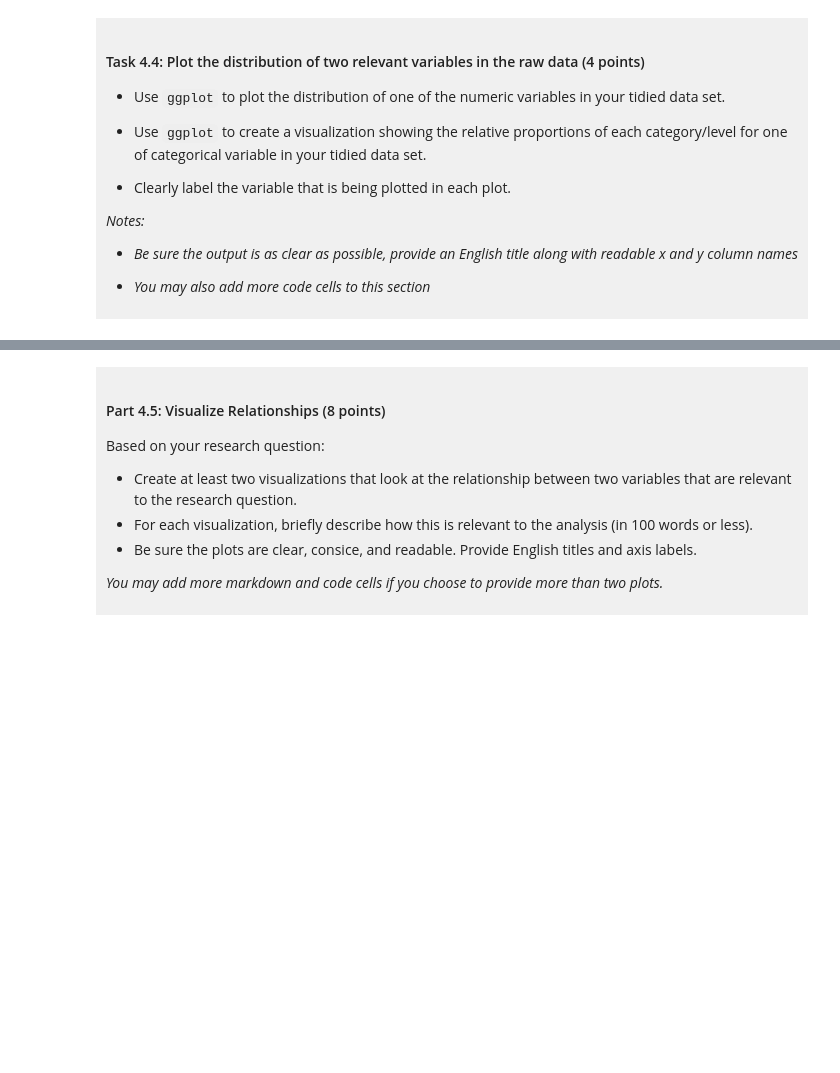
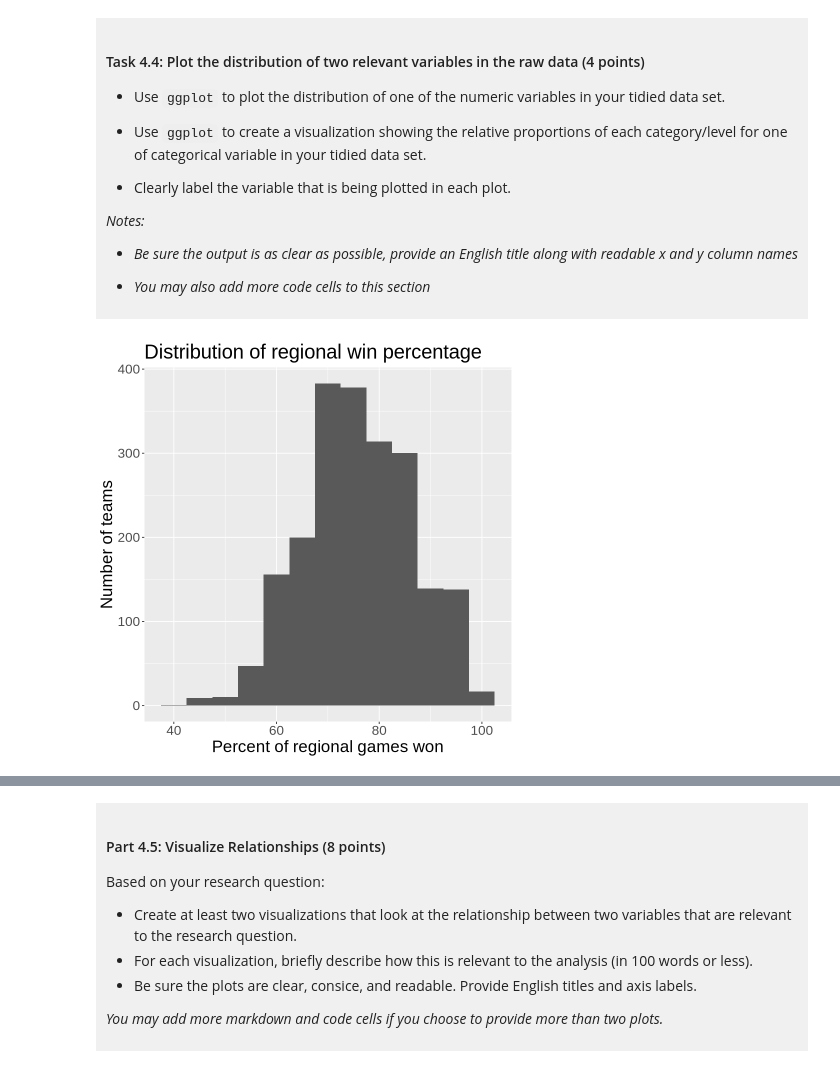
Before and after one commit to catsun3/dsci-100-project-catherine-sun, a Jupyter notebook: dsci-100-project-notebook.ipynb, the cells around one changed output, grey strips where cells are left out. Drawn from its saved outputs; the diff is of its cells as text; code cells hidden in the pictures; blank space fills up the shorter version.

```diff
--- a/dsci-100-project-notebook.ipynb
+++ b/dsci-100-project-notebook.ipynb
@@ -314,5 +345,14 @@ You will refine your research question (if needed) and produce a tidy data set.
 
 </div>
 # %%
-### EDIT THIS CODE CELL FOR PLOT 1 ###
+tourney_hist <- tourney_tidy|>
+    ggplot(aes(x = reg_wins_pct))+
+    geom_histogram(binwidth = 5)+
+    labs(x = "Percent of regional games won",
+         y = "Number of teams",
+         title = "Distribution of regional win percentage")+
+    theme(text = element_text(size = 20))
+tourney_hist
+# %% [output]
+[figure, added]
 # %%
```
Also changed, not shown: parts of 11 cells of this notebook.
